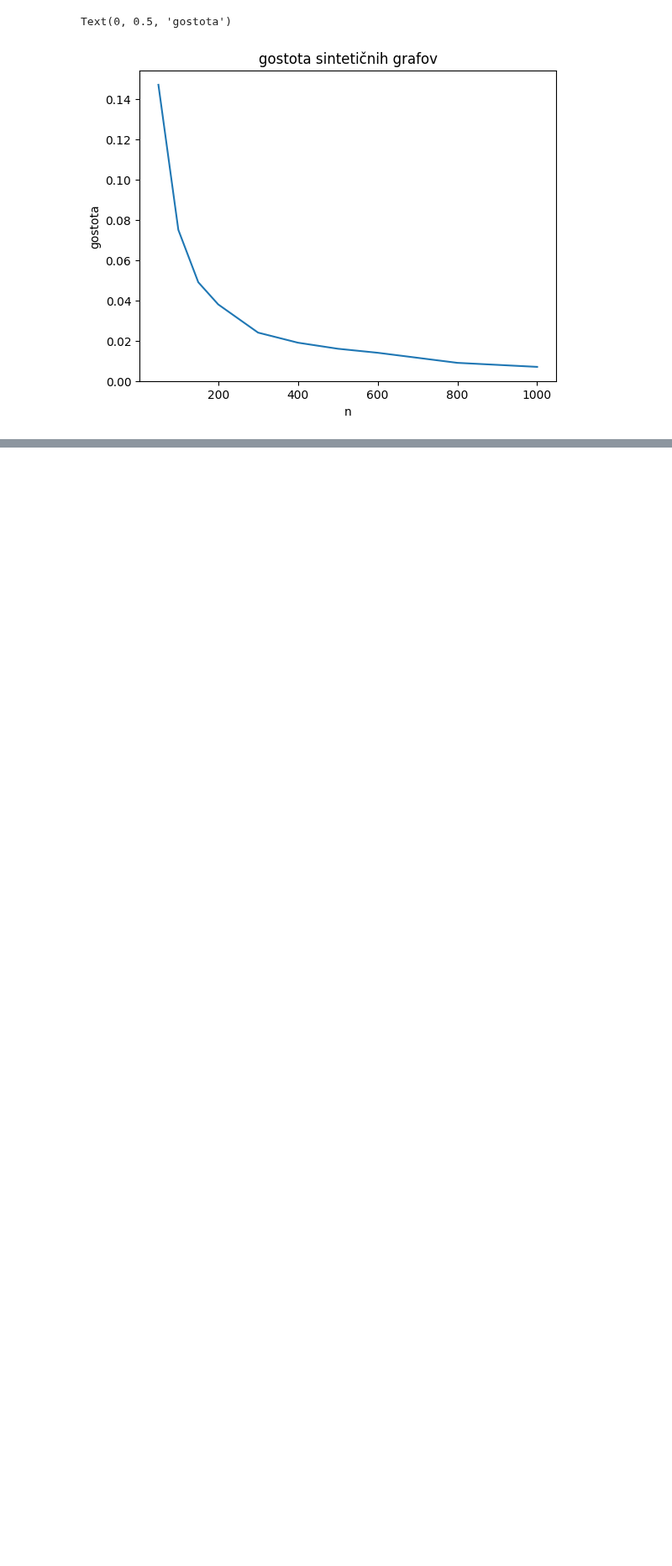
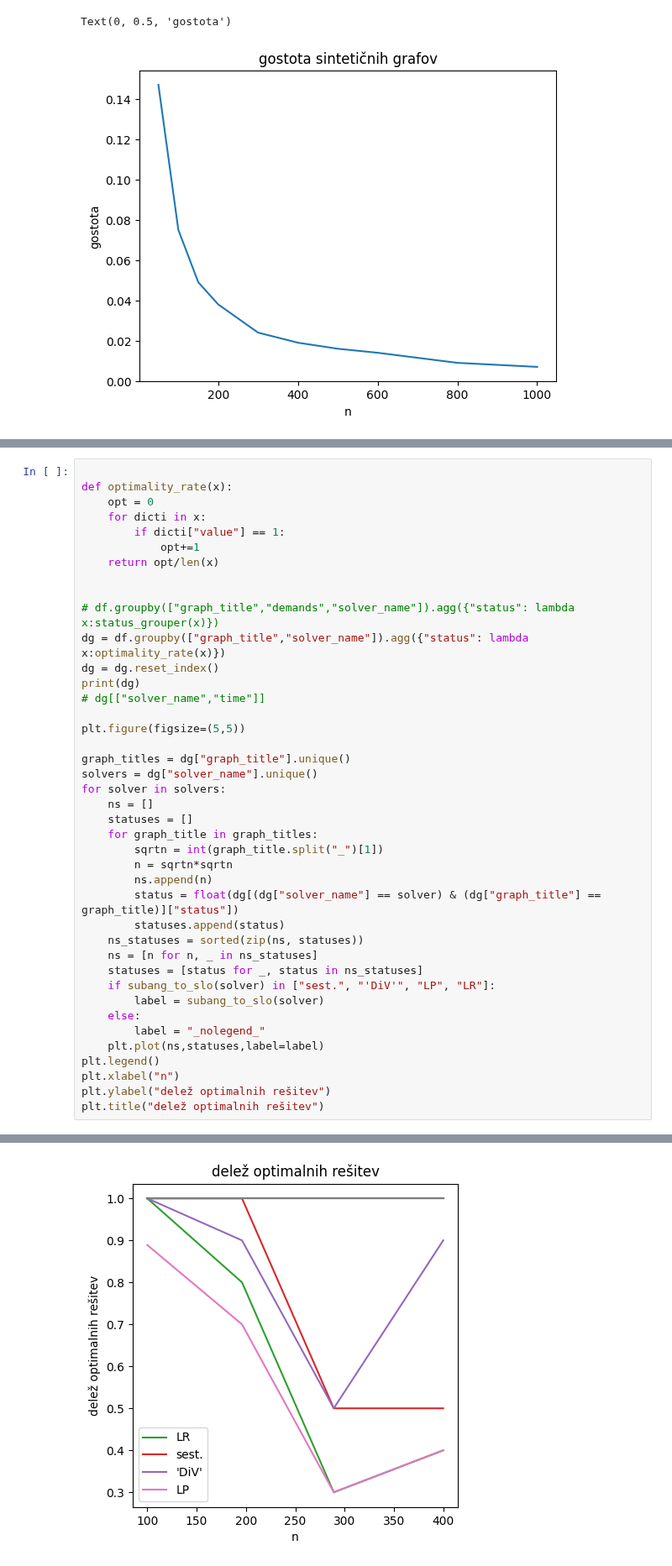
Before and after one commit to elgroselj/distributing_traffic, a Jupyter notebook: dai/plot_maker.ipynb, the cells around one changed output, grey strips where cells are left out. Shown at 84% size. Saved outputs shown, nothing was run; the diff lists cells and outputs as text; blank space fills up the shorter version.

```diff
--- a/dai/plot_maker.ipynb
+++ b/dai/plot_maker.ipynb
@@ -89,0 +154,42 @@ Text(0, 0.5, 'gostota')
+# %%
+
+def optimality_rate(x):
+    opt = 0
+    for dicti in x:
+        if dicti["value"] == 1:
+            opt+=1
+    return opt/len(x)
+
+
+# df.groupby(["graph_title","demands","solver_name"]).agg({"status": lambda x:status_grouper(x)})
+dg = df.groupby(["graph_title","solver_name"]).agg({"status": lambda x:optimality_rate(x)})
+dg = dg.reset_index()
+print(dg)
+# dg[["solver_name","time"]]
+
+plt.figure(figsize=(5,5))
+
+graph_titles = dg["graph_title"].unique()
+solvers = dg["solver_name"].unique()
+for solver in solvers:
+    ns = []
+    statuses = []
+    for graph_title in graph_titles:
+        sqrtn = int(graph_title.split("_")[1])
+        n = sqrtn*sqrtn
+        ns.append(n)
+        status = float(dg[(dg["solver_name"] == solver) & (dg["graph_title"] == graph_title)]["status"])
+        statuses.append(status)
+    ns_statuses = sorted(zip(ns, statuses))
+    ns = [n for n, _ in ns_statuses]
+    statuses = [status for _, status in ns_statuses]
+    if subang_to_slo(solver) in ["sest.", "'DiV'", "LP", "LR"]:
+        label = subang_to_slo(solver)
+    else:
+        label = "_nolegend_"
+    plt.plot(ns,statuses,label=label)
+plt.legend()
+plt.xlabel("n")
+plt.ylabel("delež optimalnih rešitev")
+plt.title("delež optimalnih rešitev")
+# %% [output]
@@ -89,0 +214 @@ Text(0, 0.5, 'gostota')
+[figure, added]
```
Also changed, not shown: parts of 5 cells of this notebook, 16 other files.
